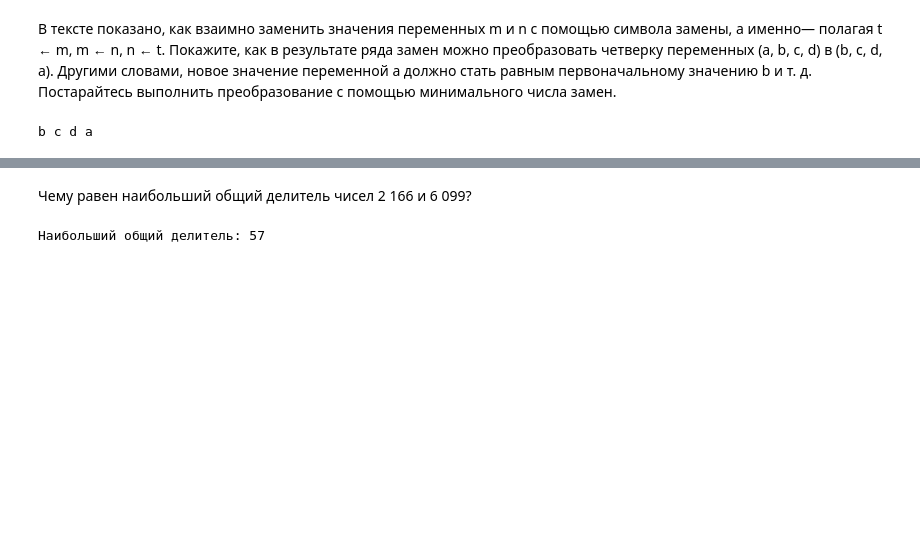
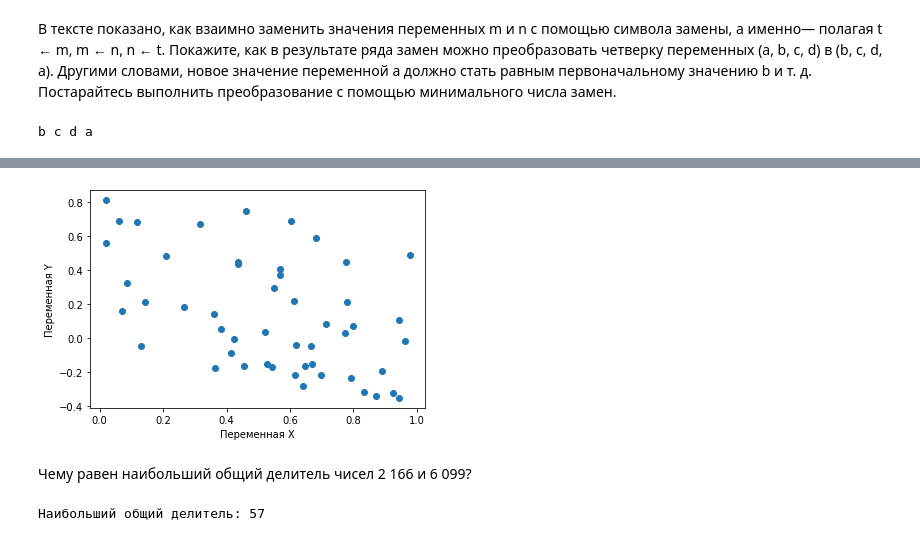
Before and after one commit to MargoSolo/The-Art-of-Computer-Programming, a Jupyter notebook: Алгоритмы Кнут.ipynb, the cells around one changed output, grey strips where cells are left out. Drawn from its saved outputs; the diff is of its cells as text; code cells hidden in the pictures; blank space fills up the shorter version.

```diff
--- a/Алгоритмы Кнут.ipynb
+++ b/Алгоритмы Кнут.ipynb
@@ -23,3 +42,23 @@ b c d a
+# %%
+import matplotlib.pyplot as plt
+import numpy as np
+
+# Генерируем данные для графика с коэффициентом корреляции -0.5
+np.random.seed(0)
+x = np.random.rand(50)  # Первая переменная
+y = -0.5 * x + np.random.rand(50)  # Вторая переменная с отрицательной линейной зависимостью
+
+# Создаем график рассеяния
+plt.scatter(x, y)
+
+# Добавляем подписи к осям
+plt.xlabel('Переменная X')
+plt.ylabel('Переменная Y')
+
+# Отображаем график
+plt.show()
+# %% [output]
+[figure, added]
 # %% [markdown]
 Чему равен наибольший общий делитель чисел 2 166 и 6 099?
 # %%
```
Also changed, not shown: parts of 1 cell of this notebook.
